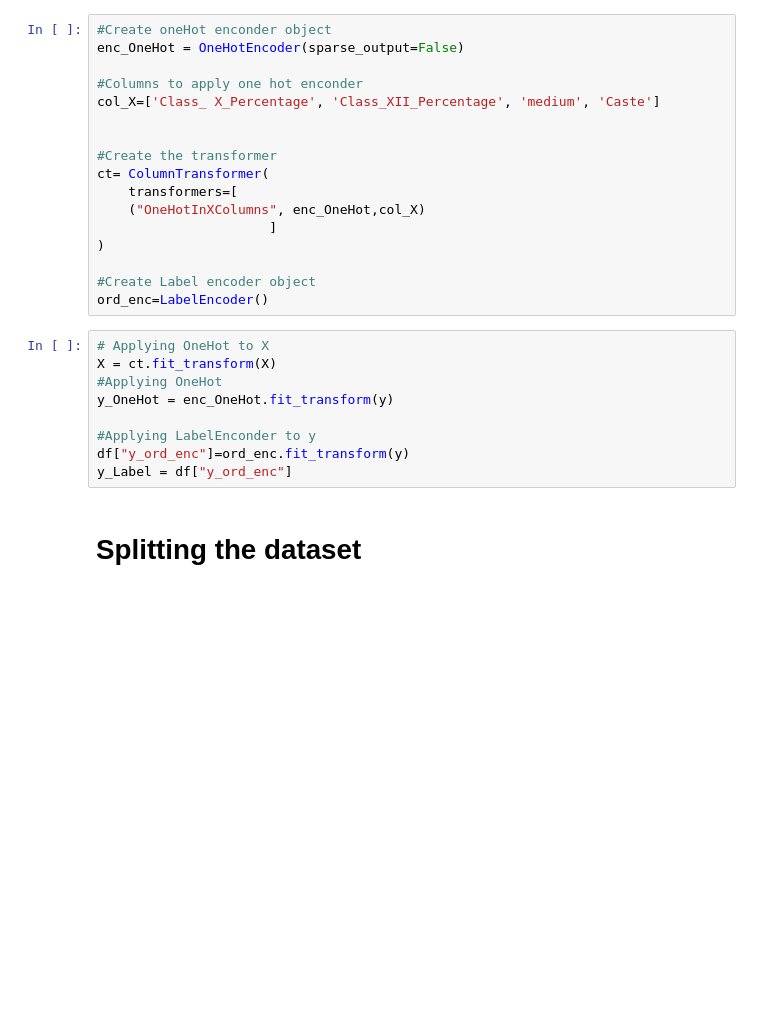
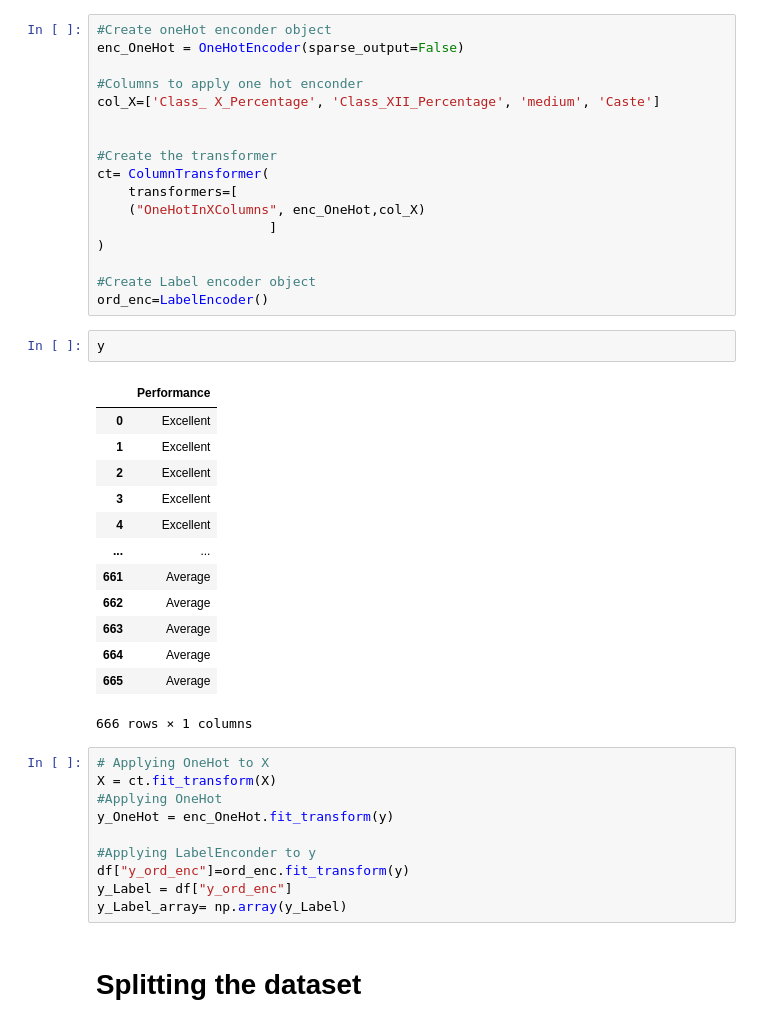
Before and after one commit to Jesus2342/MLOps_Team_33, a Jupyter notebook: MLOps_Team_33/notebooks/Student_Perfomance_models.ipynb, the cells around one changed output. Cells and saved outputs as stored; diff of their text form; blank space fills up the shorter version.

```diff
--- a/MLOps_Team_33/notebooks/Student_Perfomance_models.ipynb
+++ b/MLOps_Team_33/notebooks/Student_Perfomance_models.ipynb
@@ -100,6 +122,22 @@ ct= ColumnTransformer(
 
 #Create Label encoder object
 ord_enc=LabelEncoder()
+# %%
+y
+# %% [output]
+|  | Performance |
+| 0 | Excellent |
+| 1 | Excellent |
+| 2 | Excellent |
+| 3 | Excellent |
+| 4 | Excellent |
+| ... | ... |
+| 661 | Average |
+| 662 | Average |
+| 663 | Average |
+| 664 | Average |
+| 665 | Average |
+666 rows × 1 columns
 # %%
 # Applying OneHot to X
 X = ct.fit_transform(X)
@@ -109,6 +147,7 @@ y_OneHot = enc_OneHot.fit_transform(y)
 #Applying LabelEnconder to y
 df["y_ord_enc"]=ord_enc.fit_transform(y)
 y_Label = df["y_ord_enc"]
+y_Label_array= np.array(y_Label)
 # %% [markdown]
 # Splitting the dataset
 # %%
```
Also changed, not shown: parts of 14 cells of this notebook, 4 other files.
